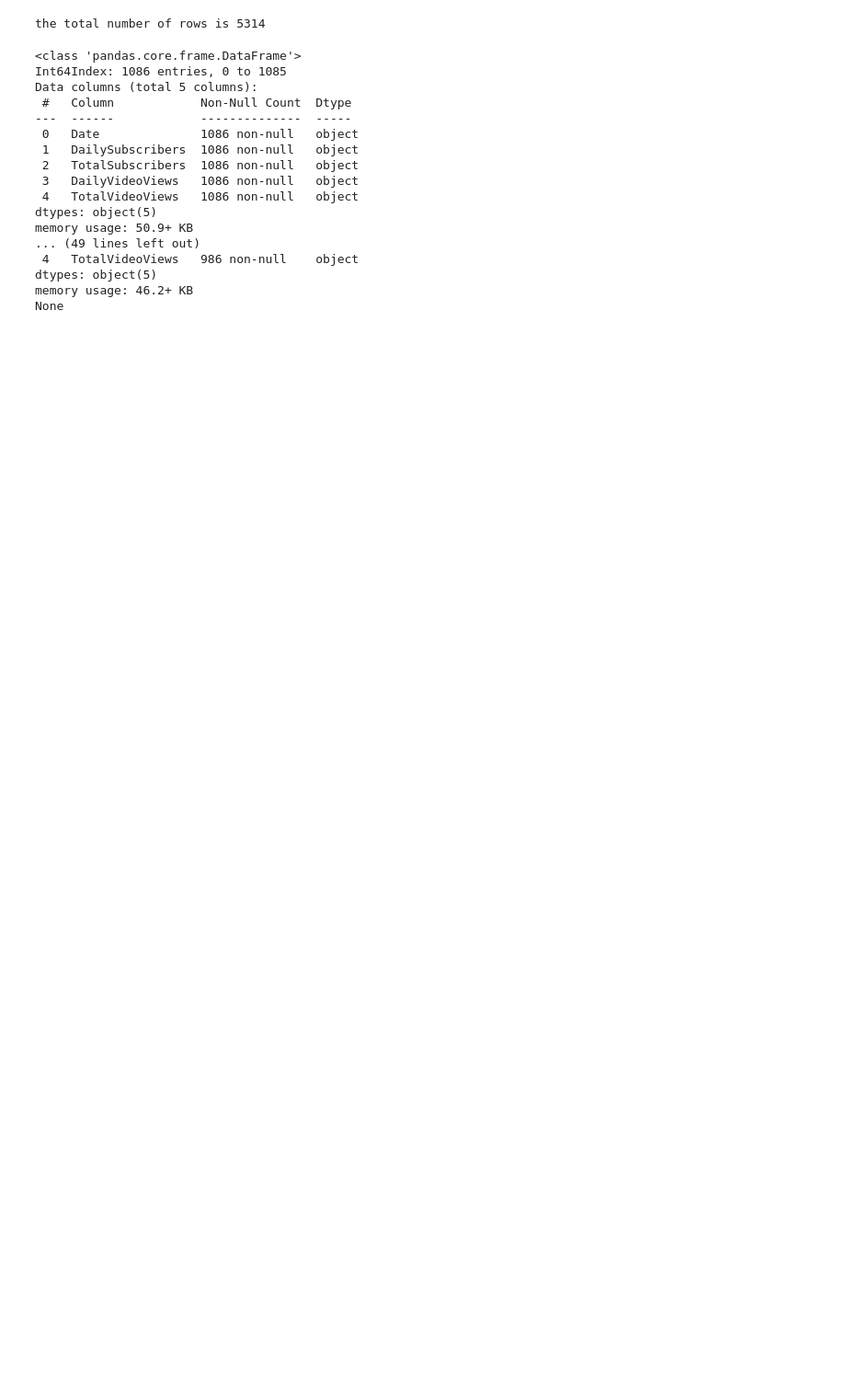
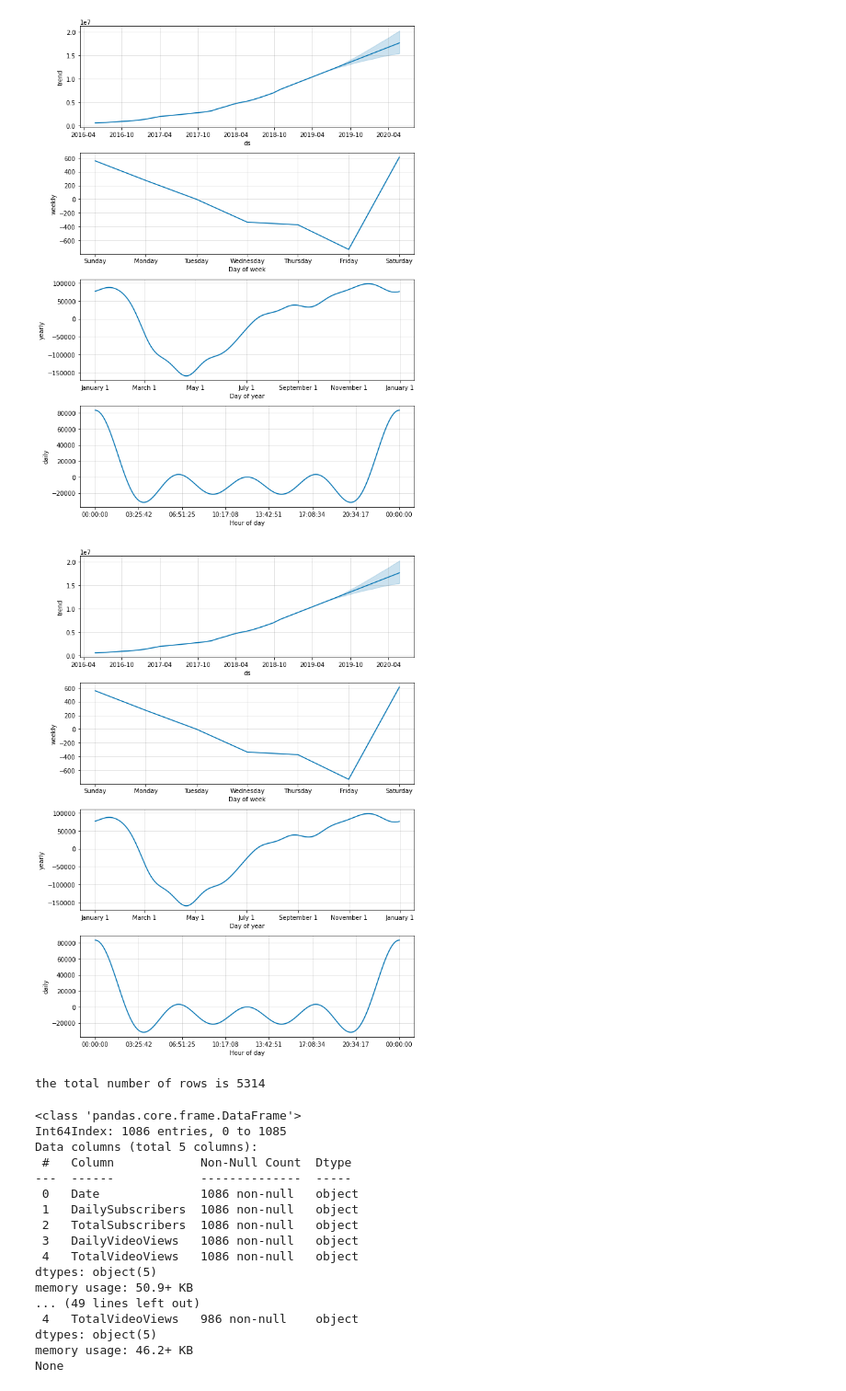
Before and after one commit to Fa7adbina/NBM_Reg_project2, a Jupyter notebook: Regression_Project.ipynb, the cells around one changed output. Shown: that part at 92% size. Saved outputs shown, nothing was run; the diff lists cells and outputs as text; code cells hidden in the pictures; blank space fills up the shorter version.

```diff
--- a/Regression_Project.ipynb
+++ b/Regression_Project.ipynb
@@ -25,7 +30,11 @@ def getChartData(soup,chart_name):
     ds_element = soup.find("div",{"id":chart_name}).next_element.next_element.text
     regex = "[0-9]+-[0-9]+-[0-9]+,[0-9]+"
     dailySub = [i.split(",") for i in re.findall(regex,ds_element)]
-    return pd.DataFrame(dailySub,columns=["Date",chart_name])
+    Date = pd.Series([i[0] for i in dailySub])
+    count = pd.Series([i[1] for i in dailySub])
+    return pd.DataFrame({"Date":Date.astype(np.datetime64),
+                         chart_name:count.astype(np.int64)
+                        })
 # %%
 def getDailySubscribers(soup):
     '''
@@ -71,3 +80,8 @@ top3_df = channels_df[2] # top 3 channel df
 # top4_df = channels_df[3] # top 4 channel df شلناها لان عدد الروز قليل
 top4_df = channels_df[4] # top 4 channel df
 top5_df = channels_df[5] # top 4 channel df
+# %%
+X_y = top1_df[["Date","TotalSubscribers"]]#[top1_df["DailyVideoViews"] != 0]
+X_y.columns = ["ds","y"]
+m = Prophet(daily_seasonality=True)
+m.fit(X_y)
@@ -73,0 +90,4 @@ top5_df = channels_df[5] # top 4 channel df
+# %%
+future = m.make_future_dataframe(periods=365)
+# %%
+forecast = m.predict(future)
@@ -74,3 +112,8 @@ top5_df = channels_df[5] # top 4 channel df
+# %%
+ m.plot_components(forecast)
+# %% [output]
+[figure, added]
+[figure, added]
 # %%
 # total number of rows
 total = 0
```
Also changed, not shown: parts of 14 cells of this notebook.
